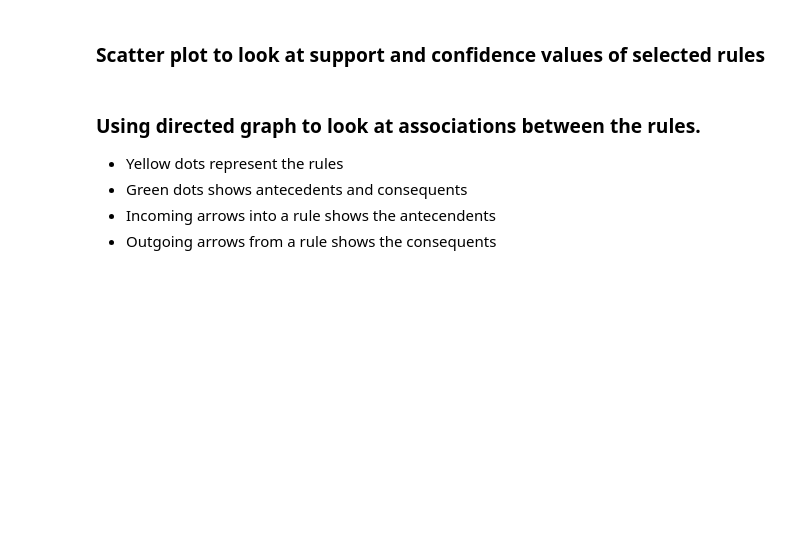
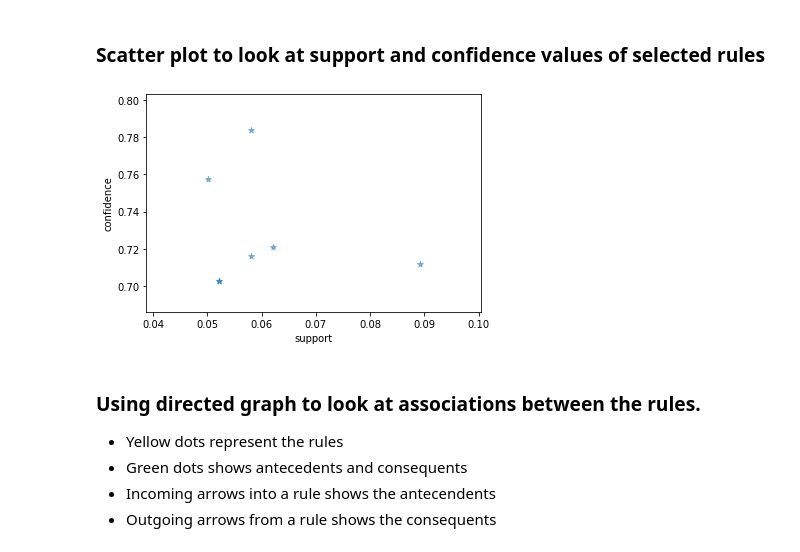
Before and after one commit to BITS-ASSIGNMENT-GROUP-186/association-rule-mining, a Jupyter notebook: Association_Rule_Mining.ipynb, the cells around one changed output. Saved outputs shown, nothing was run; the diff lists cells and outputs as text; code cells hidden in the pictures; blank space fills up the shorter version.

```diff
--- a/Association_Rule_Mining.ipynb
+++ b/Association_Rule_Mining.ipynb
@@ -122,0 +249,8 @@ print(f"Total rules generated are {rules.shape[0]}")
+# %%
+# Finding frequent itemsets with minimum support of 0.05
+frequent_itemsets = apriori(employee_skills_df, min_support=0.05, use_colnames=True)
+
+# Generating association rules using
+rules = association_rules(frequent_itemsets, metric="lift", min_threshold=0.5)
+print(f"Rules generated with minimum support of 0.05 are {rules.shape[0]}")
+rules.head()
@@ -122,0 +268,7 @@ print(f"Total rules generated are {rules.shape[0]}")
+# %%
+# Refining rules with confidence > 65% and lift >=1
+conf_vl = 0.65
+lift_vl = 1
+rules = rules[(rules['confidence']>=conf_vl) & (rules['lift']>=lift_vl)]
+print(f"Rules left by refining with min confidence = {conf_vl} and lift = {lift_vl} are {rules.shape[0]}")
+rules
@@ -123,5 +296,10 @@ print(f"Total rules generated are {rules.shape[0]}")
 # %%
-rules = rules[(rules['confidence']>=0.55) & (rules['lift']>=1) & (rules['support']>=0.15)]
+# Refining rules with confidence > 70% and lift >=1
+conf_vl = 0.70
+lift_vl = 1
+rules = rules[(rules['confidence']>=conf_vl) & (rules['lift']>=lift_vl)]
+
 # Sorting rules in descending order by confidence
 rules.sort_values(by='confidence',ascending=False,inplace=True)
+print(f"Rules left by refining with min confidence = {conf_vl} and lift = {lift_vl} are {rules.shape[0]}")
 rules
@@ -135,12 +350,14 @@ for idx in rules.index:
 # %% [markdown]
 ### Scatter plot to look at support and confidence values of selected rules
 # %%
-support=rules.as_matrix(columns=['support'])
-confidence=rules.as_matrix(columns=['confidence'])
+support = rules["support"]
+confidence = rules["confidence"]
 plt.scatter(support, confidence, alpha=0.5, marker="*")
 plt.xlabel('support')
 plt.ylabel('confidence')
 plt.show()
+# %% [output]
+[figure, added]
 # %% [markdown]
 ### Using directed graph to look at associations between the rules.
 
```
Also changed, not shown: parts of 31 cells of this notebook, 4 other files.
